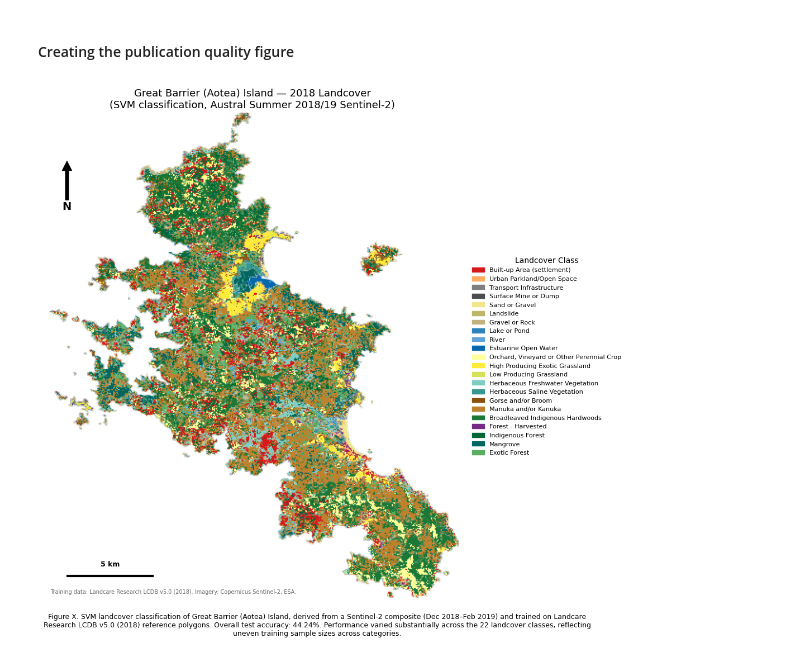
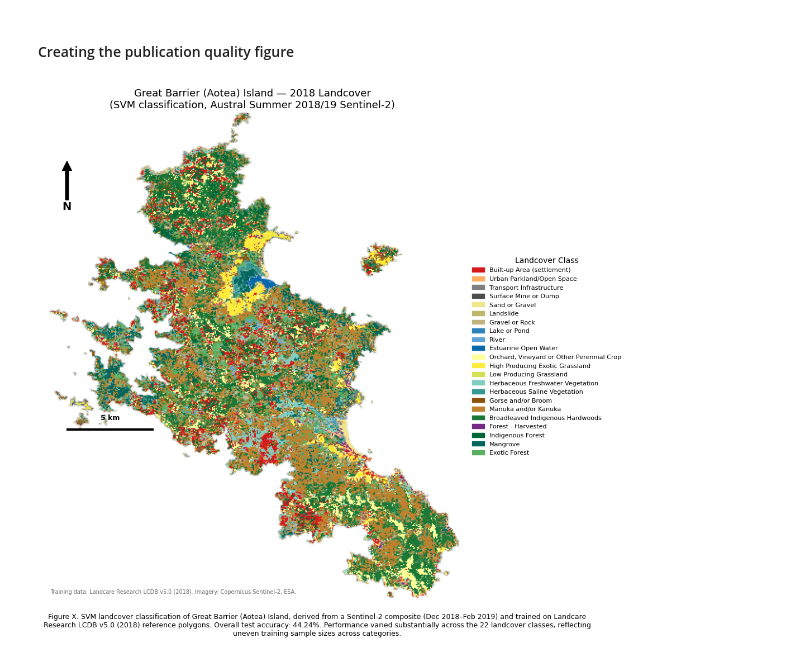
Before and after one commit to dhruvpGEE/SatelliteDataAI-UOA, a Jupyter notebook: Lab-Notebooks/DhruvPatel_761_Lab2.ipynb, the cells around one changed output. Drawn from its saved outputs; the diff is of its cells as text; code cells hidden in the pictures.

```diff
--- a/Lab-Notebooks/DhruvPatel_761_Lab2.ipynb
+++ b/Lab-Notebooks/DhruvPatel_761_Lab2.ipynb
@@ -751,7 +751,7 @@ ax.imshow(img_gbi_classified_clipped)
 ax.set_title('Great Barrier (Aotea) Island — 2018 Landcover\n(SVM classification, Austral Summer 2018/19 Sentinel-2)', fontsize=13)
 ax.axis('off')
 
-img_h, img_w = img_gbi_classified.shape[0], img_gbi_classified.shape[1]
+img_h, img_w = img_gbi_classified_clipped.shape[0], img_gbi_classified_clipped.shape[1]
 
 # --- Legend ---
 legend_patches = [mpatches.Patch(color=f'#{c}', label=n) for c, n in zip(class_colors, class_names)]
@@ -772,36 +772,35 @@ ax.annotate('N', xy=(0.05, 0.90), xytext=(0.05, 0.80),
 
 # --- Scale bar ---
 # aoi_gbi spans ~175.28 to 175.55 deg longitude (~0.27 deg)
-# At this latitude (~-36.2S), 1 degree longitude ≈ 89.8 km
 lon_span_deg = 175.55 - 175.28
 lon_span_km = lon_span_deg * 89.8
 km_per_pixel = lon_span_km / img_w
 
 scale_km = 5  # 5 km scale bar
 scale_px = scale_km / km_per_pixel
 
 bar_x_start = img_w * 0.05
-bar_y = img_h * 0.95
+bar_y = img_h * 0.65
 ax.plot([bar_x_start, bar_x_start + scale_px], [bar_y, bar_y], color='black', linewidth=3)
 ax.text(bar_x_start + scale_px / 2, bar_y - img_h * 0.02, f'{scale_km} km',
         ha='center', fontsize=9, fontweight='bold')
 
 # --- Data attribution ---
 ax.text(0.01, 0.01,
         'Training data: Landcare Research LCDB v5.0 (2018). Imagery: Copernicus Sentinel-2, ESA.',
         transform=ax.transAxes, fontsize=7, color='dimgray', va='bottom')
 
 # --- Performance stats + caption ---
 caption = (
     f"Figure X. SVM landcover classification of Great Barrier (Aotea) Island, derived from a Sentinel-2 "
     f"composite (Dec 2018–Feb 2019) and trained on Landcare Research LCDB v5.0 (2018) reference polygons. "
     f"Overall test accuracy: {accuracy_score(y_test, y_pred):.2%}. Performance varied substantially across "
     f"the 22 landcover classes, reflecting uneven training sample sizes across categories."
 )
 fig.text(0.5, -0.02, caption, wrap=True, ha='center', fontsize=9)
 
 plt.tight_layout()
 plt.savefig('great_barrier_island_landcover.png', dpi=300, bbox_inches='tight')
 plt.show()
 # %% [output]
-[figure, old version]
+[figure, new version]
```
Also changed, not shown: parts of 2 cells of this notebook.
